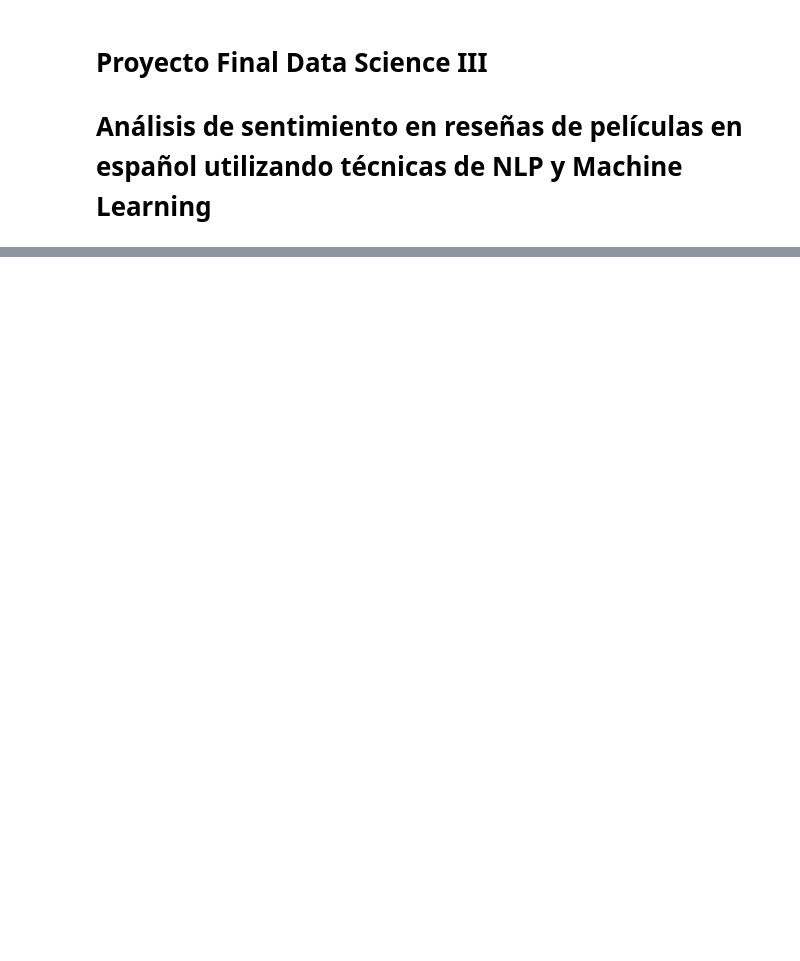
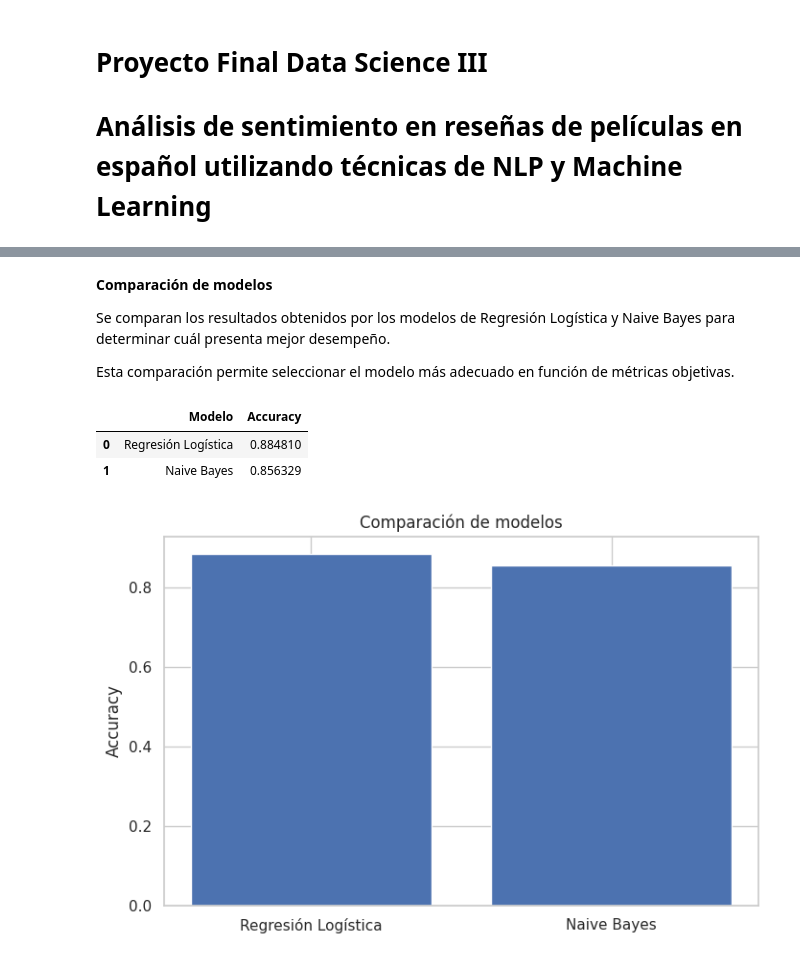
Before and after one commit to soledad-villarrubia/Data_Sciense_3, a Jupyter notebook: Proyecto_Final_Ciencia_de_Datos_IIi.ipynb, the cells around one changed output, grey strips where cells are left out. Cells and saved outputs as stored; diff of their text form; code cells hidden in the pictures; blank space fills up the shorter version.

```diff
--- a/Proyecto_Final_Ciencia_de_Datos_IIi.ipynb
+++ b/Proyecto_Final_Ciencia_de_Datos_IIi.ipynb
@@ -117,0 +531,13 @@ Librerías cargadas correctamente.
+# %%
+# Ajustamos el modelo para que tenga en cuenta el desbalance de clases
+modelo_lr = LogisticRegression(max_iter=1000, class_weight='balanced')
+
+# Entrenamos nuevamente
+modelo_lr.fit(X_train_tfidf, y_train)
+
+# Predicciones nuevas
+y_pred_lr = modelo_lr.predict(X_test_tfidf)
+
+# Evaluación
+print("Accuracy:", accuracy_score(y_test, y_pred_lr))
+print(classification_report(y_test, y_pred_lr))
@@ -117,0 +572,12 @@ Librerías cargadas correctamente.
+# %%
+# Importamos el modelo Naive Bayes
+from sklearn.naive_bayes import MultinomialNB
+
+# Creamos el modelo
+modelo_nb = MultinomialNB()
+
+# Entrenamos el modelo
+modelo_nb.fit(X_train_tfidf, y_train)
+
+# Predicciones
+y_pred_nb = modelo_nb.predict(X_test_tfidf)
@@ -117,0 +598,30 @@ Librerías cargadas correctamente.
+# %% [markdown]
+**Comparación de modelos**
+
+Se comparan los resultados obtenidos por los modelos de Regresión Logística y Naive Bayes para determinar cuál presenta mejor desempeño.
+
+Esta comparación permite seleccionar el modelo más adecuado en función de métricas objetivas.
+# %%
+# Creamos una tabla comparativa
+import pandas as pd
+
+resultados = pd.DataFrame({
+    'Modelo': ['Regresión Logística', 'Naive Bayes'],
+    'Accuracy': [accuracy_lr, accuracy_score(y_test, y_pred_nb)]
+})
+
+resultados
+# %% [output]
+|  | Modelo | Accuracy |
+| 0 | Regresión Logística | 0.884810 |
+| 1 | Naive Bayes | 0.856329 |
+# %%
+# Gráfico comparativo
+import matplotlib.pyplot as plt
+
+plt.bar(resultados['Modelo'], resultados['Accuracy'])
+plt.title("Comparación de modelos")
+plt.ylabel("Accuracy")
+plt.show()
+# %% [output]
+[figure, added]
```
Also changed, not shown: parts of 55 cells of this notebook.
